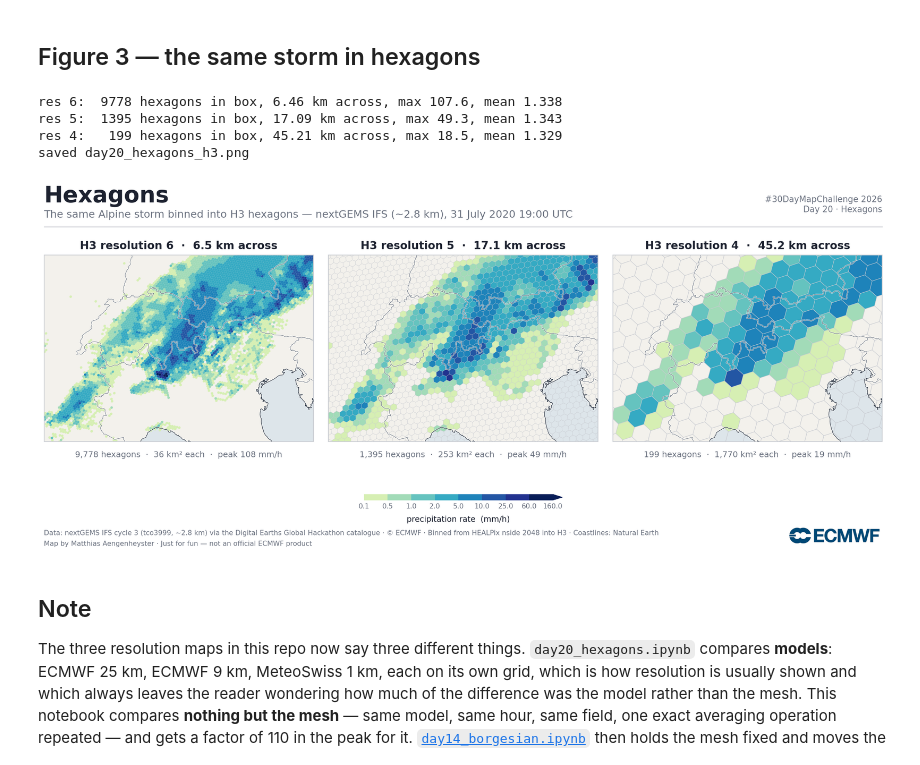
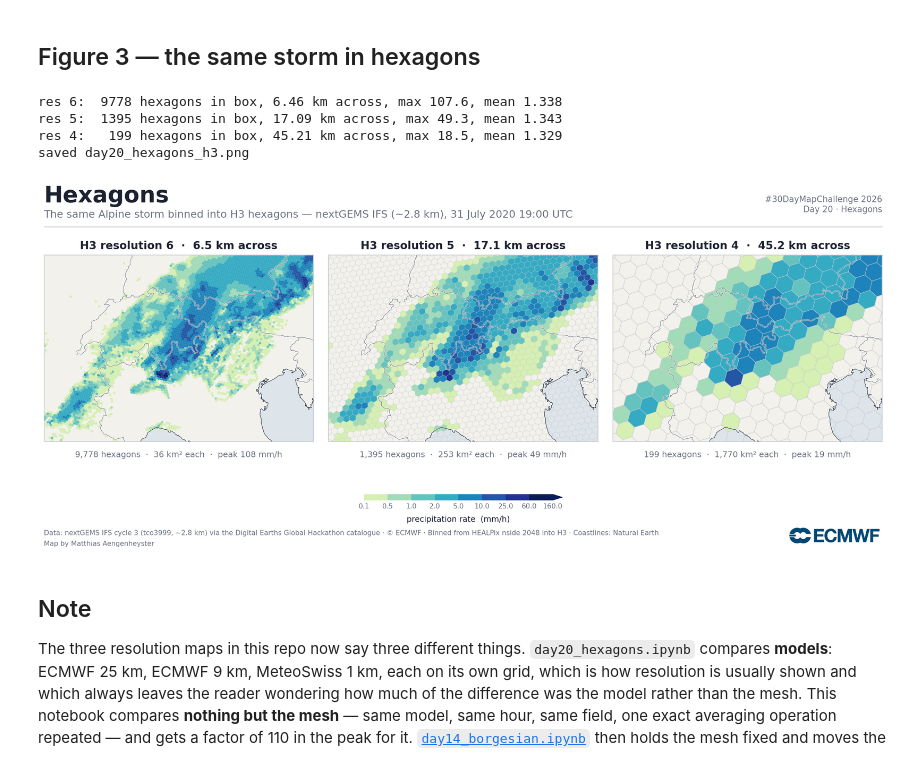
Before and after one commit to mattphysics/30dmc2026, a Jupyter notebook: day20_healpix_nesting.ipynb, the cells around one changed output. Saved outputs shown, nothing was run; the diff lists cells and outputs as text; code cells hidden in the pictures.

```diff
--- a/day20_healpix_nesting.ipynb
+++ b/day20_healpix_nesting.ipynb
@@ -578,35 +577,35 @@ for k,r in enumerate(H3_RES):
     ax.text(0.5,-0.052,"%s hexagons  ·  %s km² each  ·  peak %.0f mm/h"%(
             format(n,","),format(int(round(area)),","),mx),
             transform=ax.transAxes,ha="center",va="top",color=MUT,fontsize=9.8)
 
 cax=fig.add_axes([0.390,0.152,0.22,0.016])
 cb=fig.colorbar(ScalarMappable(norm=NORM,cmap=CMAP),cax=cax,orientation="horizontal",
                 spacing="uniform",ticks=BINS,extend="max")
 cb.set_label("precipitation rate  (mm/h)",color=INK,fontsize=9.5,labelpad=7)
 cb.ax.tick_params(labelsize=8.2,colors=MUT,length=0); cb.outline.set_visible(False)
 
 fig.text(0.035,0.952,"Hexagons",color=INK,fontsize=27,fontweight="bold")
 fig.text(0.035,0.910,"The same Alpine storm binned into H3 hexagons — nextGEMS IFS (~2.8 km), "
          "31 July 2020 19:00 UTC",color=MUT,fontsize=12.5)
 fig.text(0.965,0.952,"#30DayMapChallenge 2026",color=MUT,fontsize=10,ha="right")
 fig.text(0.965,0.925,"Day 20 · Hexagons",color=MUT,fontsize=10,ha="right")
 fig.lines.append(plt.Line2D([0.035,0.965],[0.886,0.886],transform=fig.transFigure,color=EDGE,lw=1.0))
 fig.text(0.035,0.058,"Data: nextGEMS IFS cycle 3 (tco3999, ~2.8 km) via the Digital Earths Global Hackathon "
          "catalogue · © ECMWF · Binned from HEALPix nside 2048 into H3 · Coastlines: Natural Earth",
          color=MUT,fontsize=8.2)
-fig.text(0.035,0.030,"Map by Matthias Aengenheyster · Just for fun — not an official ECMWF product",
+fig.text(0.035,0.030,"Map by Matthias Aengenheyster",
          color=MUT,fontsize=8.2)
 try:
     a=fig.add_axes([0.862,0.028,0.10,0.058]); a.imshow(mpimg.imread("assets/ECMWF_Core_Logo_RGB.png")); a.axis("off")
 except FileNotFoundError: pass
 fig.savefig("day20_hexagons_h3.png",facecolor="white")
 print("saved day20_hexagons_h3.png")
 # %% [output]
 res 6:  9778 hexagons in box, 6.46 km across, max 107.6, mean 1.338
 res 5:  1395 hexagons in box, 17.09 km across, max 49.3, mean 1.343
 res 4:   199 hexagons in box, 45.21 km across, max 18.5, mean 1.329
 saved day20_hexagons_h3.png
-[figure, old version]
+[figure, new version]
 # %% [markdown]
 ## Note
 
```
Also changed, not shown: parts of 2 cells of this notebook, 5 other files.
